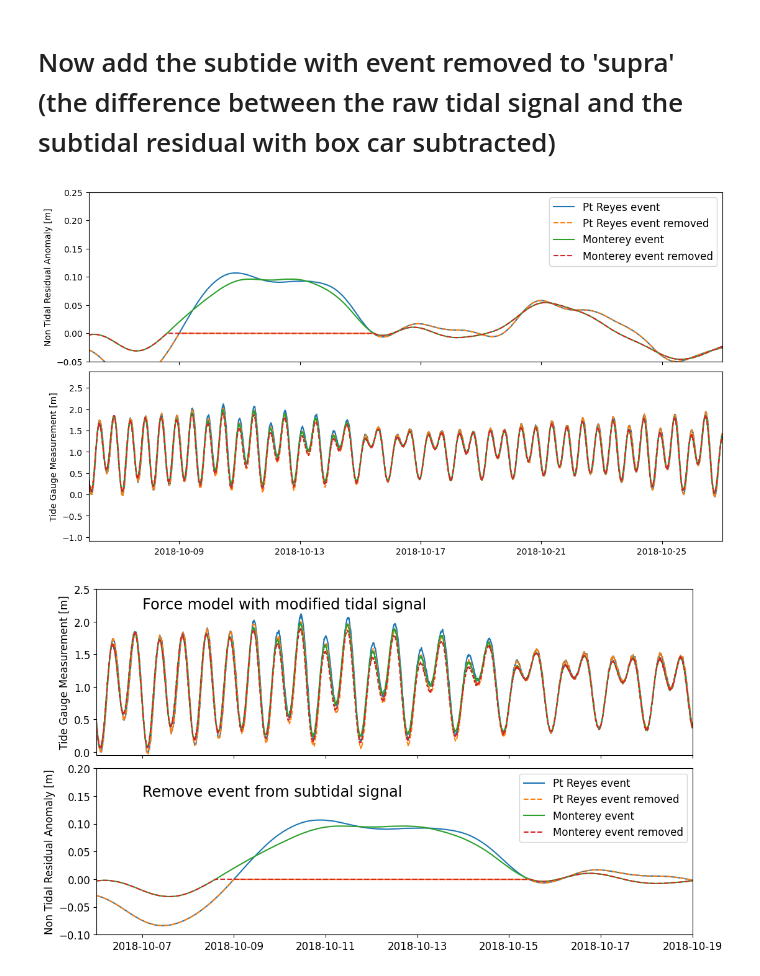
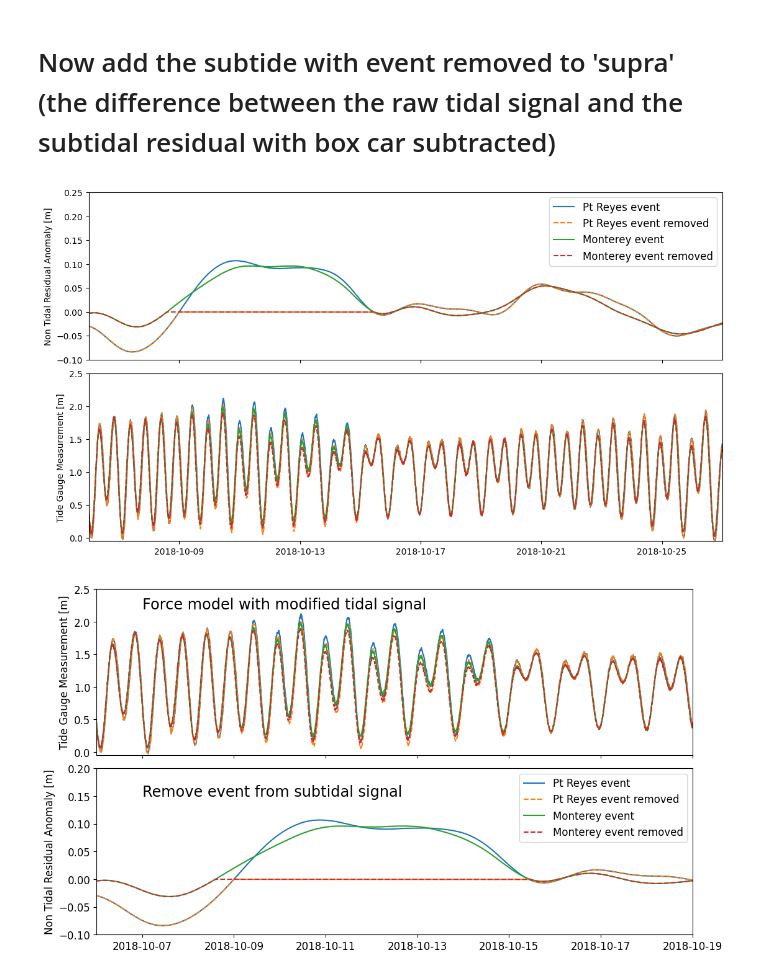
Before and after one commit to jennaisrael/Savio_scratch_back_up, a Jupyter notebook: climate_data_processing/identify_stp/event_removal_2018_SCHA.ipynb, the cells around one changed output. Saved outputs shown, nothing was run; the diff lists cells and outputs as text; code cells hidden in the pictures.

Commit message:
figures from SU talk and for CH 2

```diff
--- a/climate_data_processing/identify_stp/event_removal_2018_SCHA.ipynb
+++ b/climate_data_processing/identify_stp/event_removal_2018_SCHA.ipynb
@@ -473,24 +412,28 @@ mbyc_calc['hifi_removed']=mbyc_calc['supra']+mbyc_calc['removed']
 # %%
 fig, ax = plt.subplots(2,1,layout='constrained',sharex=True,figsize=[11,6])
 mpl.rcParams.update({'font.size': 12})
 
 ax[0].plot(pryc_calc['Residual'],label='Pt Reyes event')
 ax[0].plot(pryc_calc['removed'],linestyle='--',label='Pt Reyes event removed')
 ax[0].plot(mbyc_calc['Residual'],label='Monterey event')
 ax[0].plot(mbyc_calc['removed'],linestyle='--',label='Monterey event removed')
 ax[0].legend()
 ax[0].set_ylabel('Non Tidal Residual Anomaly [m]')
 ax[0].set_xlim(datetime(2018,10,6),datetime(2018,10,27))
-ax[0].set_ylim(-0.05,0.25)
+ax[0].set_ylim(-0.1,0.25)
 
 ax[1].plot(pryc_calc['elev[m]'])
 ax[1].plot(pryc_calc['hifi_removed'],linestyle='--')
 ax[1].plot(mbyc_calc['elev[m]'])
 ax[1].plot(mbyc_calc['hifi_removed'],linestyle='--')
 ax[1].set_ylabel('Tide Gauge Measurement [m]')
+ax[1].set_ylim(-0.05,2.5)
+
+#save this version for the manuscript
+fig.savefig('/global/scratch/users/jennaisrael/climate_data_processing/identify_stp/manuscript_figures/event_removed_2018.png')
 plt.show()
 # %% [output]
-[figure, old version]
+[figure, new version]
 # %%
 fig, ax = plt.subplots(2,1,layout='constrained',sharex=True,figsize=[11,6])
 mpl.rcParams.update({'font.size': 12})
```
Also changed, not shown: parts of 8 cells of this notebook, 11 other files.
